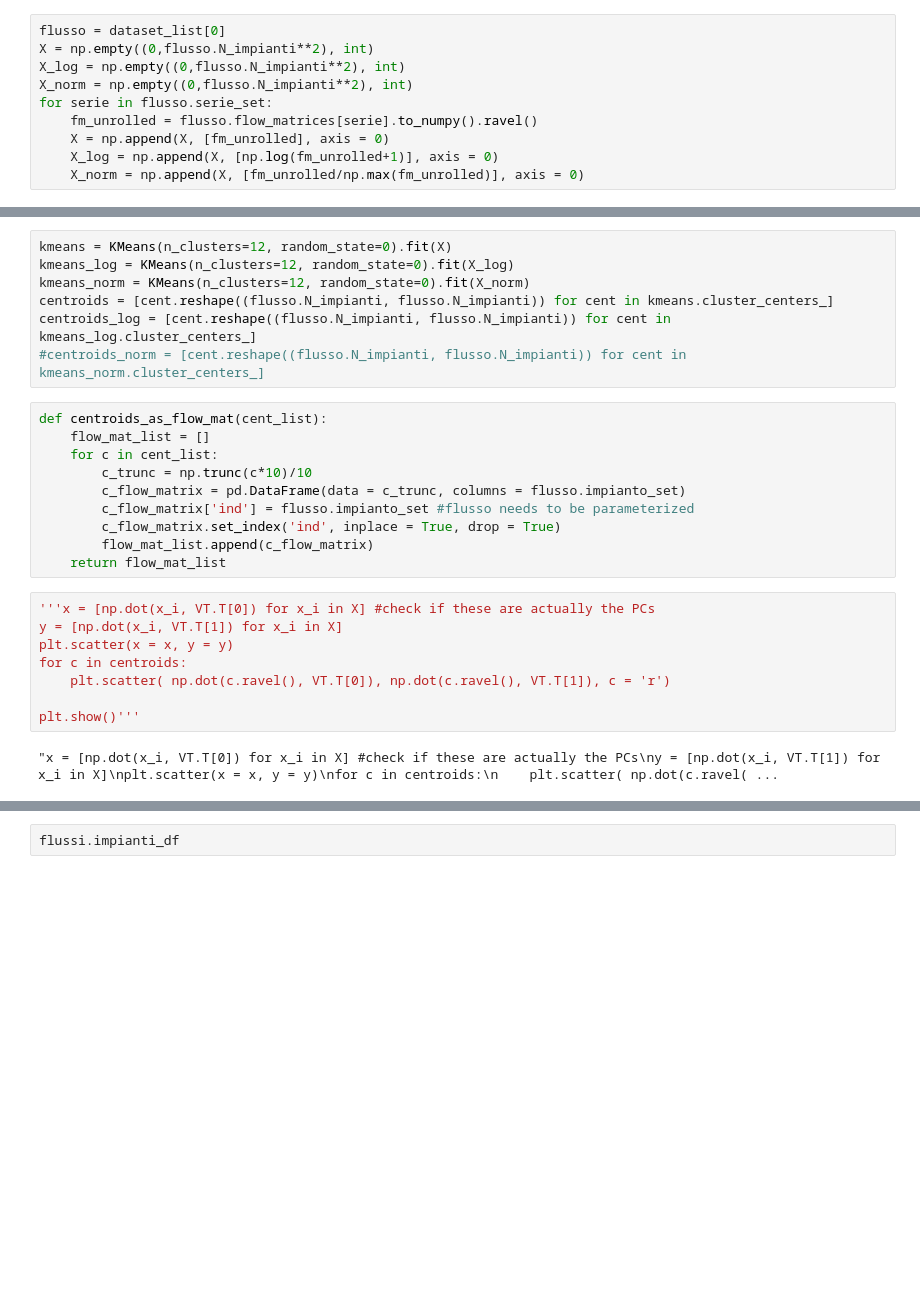
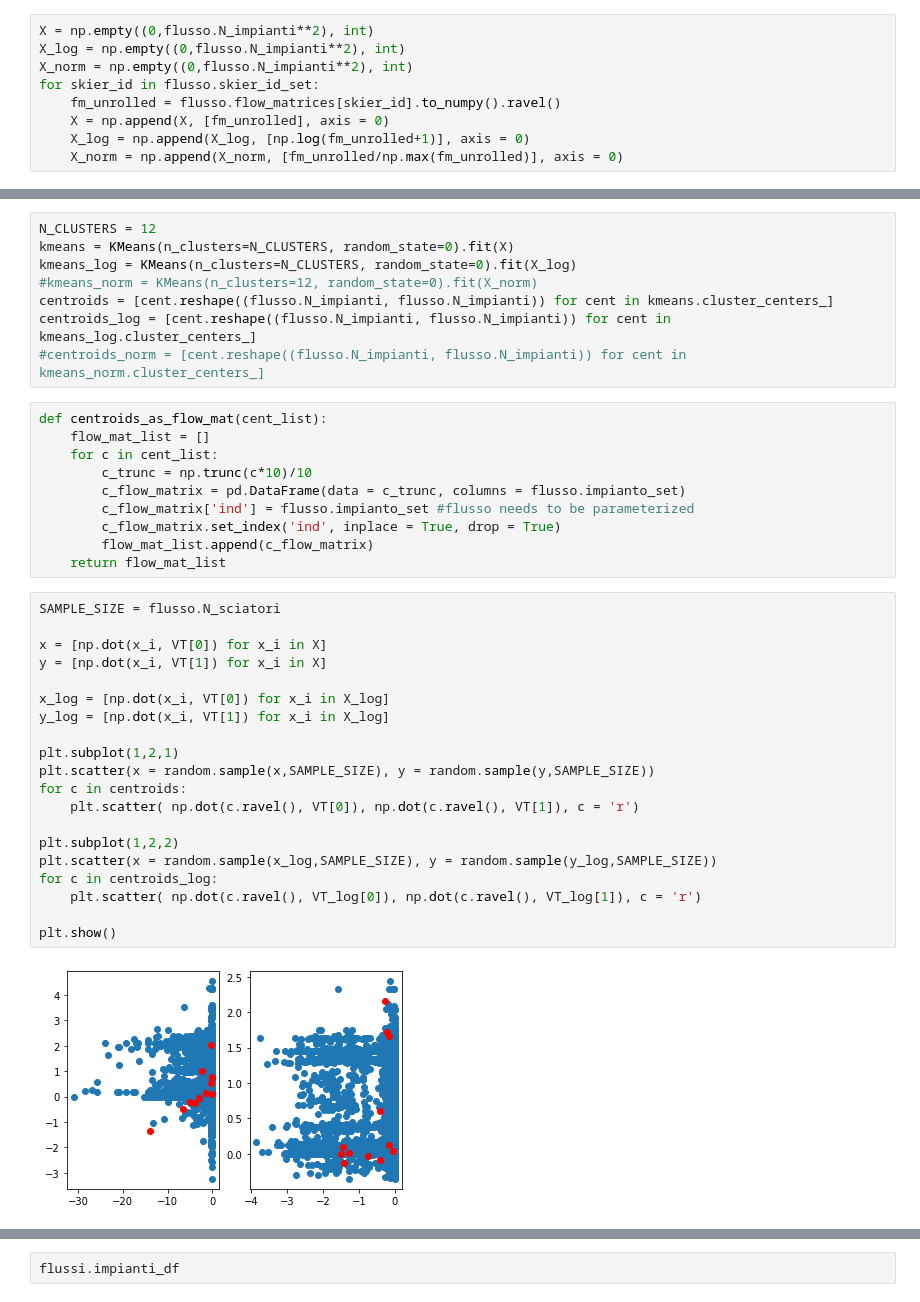
Before and after one commit to g-perona/Superski2006, a Jupyter notebook: GP_studio_flussi.ipynb, the cells around one changed output, grey strips where cells are left out. Cells and saved outputs as stored; diff of their text form; blank space fills up the shorter version.

```diff
--- a/GP_studio_flussi.ipynb
+++ b/GP_studio_flussi.ipynb
@@ -327,12 +470,11 @@ plt.show
 # %%
-flusso = dataset_list[0]
 X = np.empty((0,flusso.N_impianti**2), int)
 X_log = np.empty((0,flusso.N_impianti**2), int)
 X_norm = np.empty((0,flusso.N_impianti**2), int)
-for serie in flusso.serie_set:
-    fm_unrolled = flusso.flow_matrices[serie].to_numpy().ravel()
+for skier_id in flusso.skier_id_set:
+    fm_unrolled = flusso.flow_matrices[skier_id].to_numpy().ravel()
     X = np.append(X, [fm_unrolled], axis = 0)
-    X_log = np.append(X, [np.log(fm_unrolled+1)], axis = 0)
-    X_norm = np.append(X, [fm_unrolled/np.max(fm_unrolled)], axis = 0)
+    X_log = np.append(X_log, [np.log(fm_unrolled+1)], axis = 0)
+    X_norm = np.append(X_norm, [fm_unrolled/np.max(fm_unrolled)], axis = 0)
 # %%
 U,s,VT=LA.svd(X)
@@ -341,7 +482,8 @@ KeyboardInterrupt:
 # %%
-kmeans = KMeans(n_clusters=12, random_state=0).fit(X)
-kmeans_log = KMeans(n_clusters=12, random_state=0).fit(X_log)
-kmeans_norm = KMeans(n_clusters=12, random_state=0).fit(X_norm)
+N_CLUSTERS = 12
+kmeans = KMeans(n_clusters=N_CLUSTERS, random_state=0).fit(X)
+kmeans_log = KMeans(n_clusters=N_CLUSTERS, random_state=0).fit(X_log)
+#kmeans_norm = KMeans(n_clusters=12, random_state=0).fit(X_norm)
 centroids = [cent.reshape((flusso.N_impianti, flusso.N_impianti)) for cent in kmeans.cluster_centers_]
 centroids_log = [cent.reshape((flusso.N_impianti, flusso.N_impianti)) for cent in kmeans_log.cluster_centers_]
 #centroids_norm = [cent.reshape((flusso.N_impianti, flusso.N_impianti)) for cent in kmeans_norm.cluster_centers_]
@@ -356,15 +498,27 @@ def centroids_as_flow_mat(cent_list):
         flow_mat_list.append(c_flow_matrix)
     return flow_mat_list
 # %%
-'''x = [np.dot(x_i, VT.T[0]) for x_i in X] #check if these are actually the PCs
-y = [np.dot(x_i, VT.T[1]) for x_i in X]
-plt.scatter(x = x, y = y)
+SAMPLE_SIZE = flusso.N_sciatori
+
+x = [np.dot(x_i, VT[0]) for x_i in X]
+y = [np.dot(x_i, VT[1]) for x_i in X]
+
+x_log = [np.dot(x_i, VT[0]) for x_i in X_log]
+y_log = [np.dot(x_i, VT[1]) for x_i in X_log]
+
+plt.subplot(1,2,1)
+plt.scatter(x = random.sample(x,SAMPLE_SIZE), y = random.sample(y,SAMPLE_SIZE))
 for c in centroids:
-    plt.scatter( np.dot(c.ravel(), VT.T[0]), np.dot(c.ravel(), VT.T[1]), c = 'r')
+    plt.scatter( np.dot(c.ravel(), VT[0]), np.dot(c.ravel(), VT[1]), c = 'r')
 
-plt.show()'''
+plt.subplot(1,2,2)
+plt.scatter(x = random.sample(x_log,SAMPLE_SIZE), y = random.sample(y_log,SAMPLE_SIZE))
+for c in centroids_log:
+    plt.scatter( np.dot(c.ravel(), VT_log[0]), np.dot(c.ravel(), VT_log[1]), c = 'r')
+
+plt.show()
 # %% [output]
-"x = [np.dot(x_i, VT.T[0]) for x_i in X] #check if these are actually the PCs\ny = [np.dot(x_i, VT.T[1]) for x_i in X]\nplt.scatter(x = x, y = y)\nfor c in centroids:\n    plt.scatter( np.dot(c.ravel( ...
+[figure, added]
 # %%
 def plot_impianti(ax = None):
     for row in flussi.impianti_df.iterrows():
```
Also changed, not shown: parts of 27 cells of this notebook.
